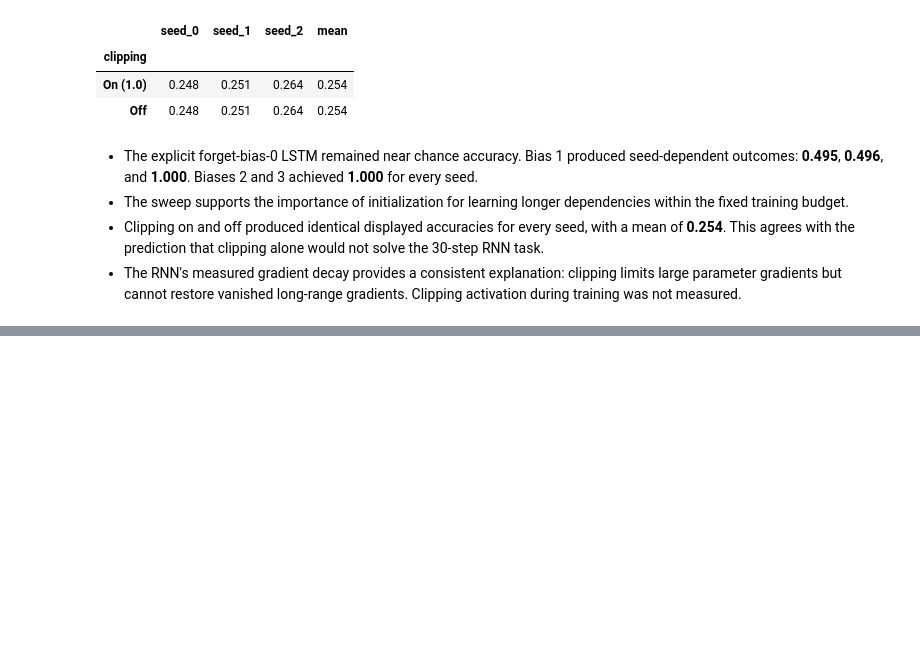
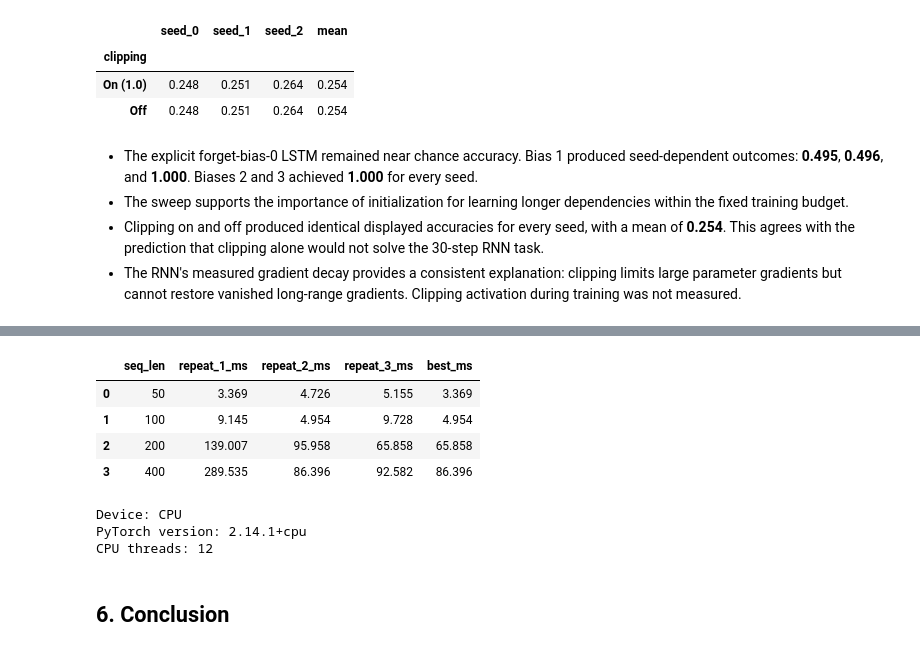
Before and after one commit to dancmartin11/aigc-5500-lab-04-what-recurrence-can-and-cannot-remember, a Jupyter notebook: daniel_alejandro_castillo_martin_LAB4.ipynb, the cells around one changed output, grey strips where cells are left out. Saved outputs shown, nothing was run; the diff lists cells and outputs as text; code cells hidden in the pictures; blank space fills up the shorter version.

Commit message:
2026-10-15 - measure LSTM timing and conclude experiments.

```diff
--- a/daniel_alejandro_castillo_martin_LAB4.ipynb
+++ b/daniel_alejandro_castillo_martin_LAB4.ipynb
@@ -472,0 +514,40 @@ clipping_table.style.format('{:.3f}')
+# %%
+# Run and test the experiment
+timing_rows = []
+
+for seq_len in [50, 100, 200, 400]:
+    repeats = time_lstm(seq_len)
+
+    timing_rows.append({
+        'seq_len': seq_len,
+        'repeat_1_ms': repeats[0],
+        'repeat_2_ms': repeats[1],
+        'repeat_3_ms': repeats[2],
+        'best_ms': min(repeats),
+        })
+
+timing_df = pd.DataFrame(timing_rows)
+
+timing_df.to_csv(RESULTS_DIR / 'timing.csv', index = False)
+
+display(timing_df.style.format({
+    'repeat_1_ms': '{:.3f}',
+    'repeat_2_ms': '{:.3f}',
+    'repeat_3_ms': '{:.3f}',
+    'best_ms': '{:.3f}',
+    }))
+
+print('Device: CPU')
+print('PyTorch version:', torch.__version__)
+print('CPU threads:', torch.get_num_threads())
+# %% [output]
+|  | seq_len | repeat_1_ms | repeat_2_ms | repeat_3_ms | best_ms |
+| 0 | 50 | 3.369 | 4.726 | 5.155 | 3.369 |
+| 1 | 100 | 9.145 | 4.954 | 9.728 | 4.954 |
+| 2 | 200 | 139.007 | 95.958 | 65.858 | 65.858 |
+| 3 | 400 | 289.535 | 86.396 | 92.582 | 86.396 |
+Device: CPU
+PyTorch version: 2.14.1+cpu
+CPU threads: 12
+# %% [markdown]
+## 6. Conclusion
```
Also changed, not shown: parts of 5 cells of this notebook, 4 other files.
